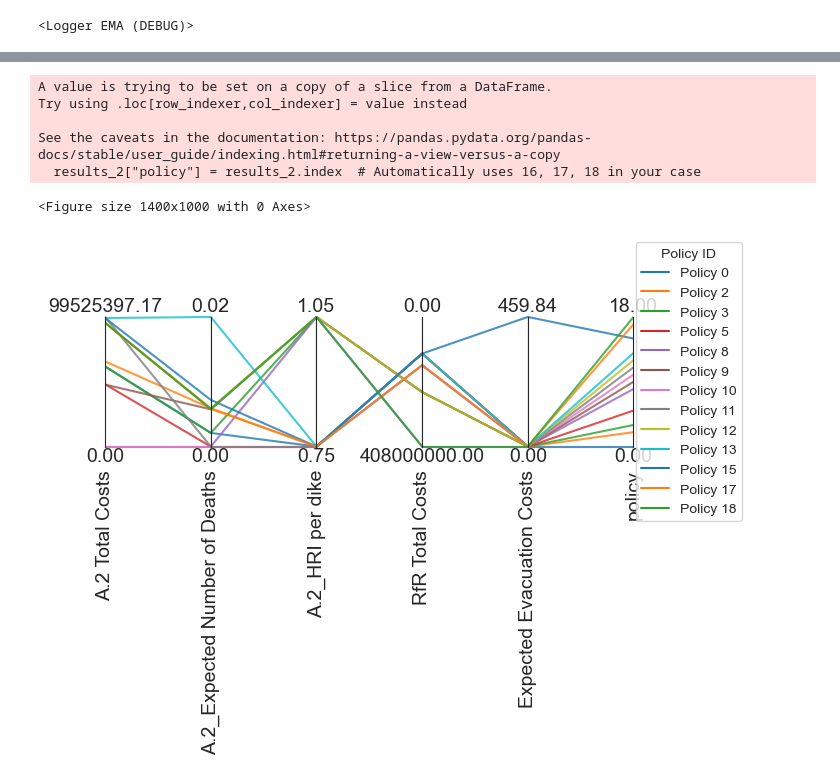
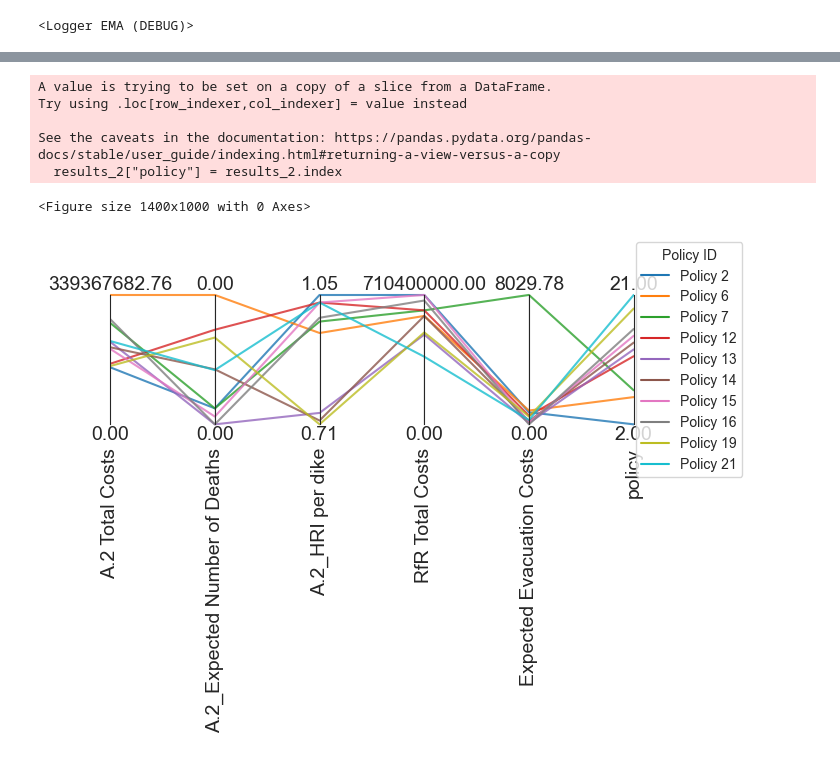
Before and after one commit to jmcbeelen/EPA141A, a Jupyter notebook: final assignment/MORDM.ipynb, the cells around one changed output, grey strips where cells are left out. Drawn from its saved outputs; the diff is of its cells as text; code cells hidden in the pictures.

```diff
--- a/final assignment/MORDM.ipynb
+++ b/final assignment/MORDM.ipynb
@@ -68,6 +99,6 @@ if __name__ == "__main__":
         baseline = Policy("do_nothing", **get_do_nothing_dict())
         policies = [baseline]
 
-        results = evaluator.perform_experiments(scenarios=1000, policies=policies)
+        results = evaluator.perform_experiments(scenarios=50, policies=policies)
         baseline_experiments, baseline_outcomes = results
 # %% [output]
@@ -289,5 +339,5 @@ policies.to_csv("candidate_policies.csv", index=False)
 # %%
-n_scenarios = 1000
+n_scenarios = 100
 with MultiprocessingEvaluator(model) as evaluator:
     results = evaluator.perform_experiments(n_scenarios,
                                             policies_to_evaluate)
@@ -448,7 +473,7 @@ candidate_policies = [
 # %%
 if __name__ == "__main__":
     model, _ = get_model_for_problem_formulation(3)
-    scenarios=1000
+    scenarios=100
     with MultiprocessingEvaluator(model, n_processes=-1) as evaluator:
         results = evaluator.perform_experiments(scenarios=scenarios, policies=candidate_policies )
 
@@ -678,14 +717,14 @@ true_worst
 # %%
-# --- 1) Maak één Series van alle total costs, met de originele index ---
-all_costs = pd.Series(
-    out_in_box['A.2_HRI per dike'],       # numpy array voor _alle_ runs in out_in_box
-    index = exp_in_box.index              # die hoort dezelfde lengte en index labels te hebben
+# --- 1) Create a Series of all HRI values (per dike), using the original index ---
+all_HRI = pd.Series(
+    out_in_box['A.2_HRI per dike'],  # HRI values for all runs in the PRIM box
+    index=exp_in_box.index           # Ensure the same index is used
 )
 
-# --- 2) Filter die Series naar alleen de worst‐case subset (true_worst.index) ---
-worst_HRI = all_costs.loc[true_worst.index]
+# --- 2) Filter HRI values to match the worst-case subset based on true_worst's index ---
+worst_HRI = all_HRI.loc[true_worst.index]
 
-# --- 3) Wijs die gefilterde Series toe als nieuwe kolom ---
+# --- 3) Assign filtered HRI values as a new column in true_worst ---
 true_worst = true_worst.assign(HRI=worst_HRI)
 # %%
 true_worst
@@ -992,52 +1032,54 @@ combined_results[logical]
 # %%
+# Step 1: Filter results using logical constraints (already defined earlier)
+results_2 = combined_results[logical]
 
-results_2 = combined_results[logical]
-results_2["policy"] = results_2.index  # Automatically uses 16, 17, 18 in your case
+# Step 2: Add a 'policy' column using the DataFrame index
+results_2["policy"] = results_2.index
 
-
+# Step 3: Select only outcome columns and policy identifiers
 data = results_2.loc[:, [o.name for o in model.outcomes] + ['policy']]
 
+# Step 4: Define limits for the parallel axes (for consistent scaling)
+limits = parcoords.get_limits(data)
 
-limits = parcoords.get_limits(data)
+# Step 5: Manually set minimums to zero for key outcomes (for clearer interpretation)
 limits.loc[0, ['A.2 Total Costs', 'A.2_Expected Number of Deaths',
                'RfR Total Costs', 'Expected Evacuation Costs']] = 0
 
-
+# Step 6: Assign colors to each unique policy for visual distinction
 policy_ids = data["policy"].unique()
 colors = sns.color_palette("tab10", len(policy_ids))
 color_map = dict(zip(policy_ids, colors))
 
-
+# Step 7: Create the parallel coordinates plot
 plt.figure(figsize=(14, 10))
 paraxes = parcoords.ParallelAxes(limits)
 
-# Plot each policy row with its assigned color
+# Plot each row (i.e., each policy) with its assigned color
 for _, row in data.iterrows():
     policy_id = row["policy"]
     color = color_map.get(policy_id, "gray")
     paraxes.plot(row.to_frame().T, color=color, alpha=0.8)
 
-# Invert axis if needed
-paraxes.invert_axis("RfR Total Costs")
-
-
+# Step 8: Add legend mapping policy IDs to line colors
 legend_handles = [
     Line2D([0], [0], color=color_map[pid], label=f"Policy {pid}")
     for pid in policy_ids
 ]
-plt.legend(handles=legend_handles, title="Policy ID", loc="center left",bbox_to_anchor=(1.02, 0.5),borderaxespad=0)
+plt.legend(handles=legend_handles, title="Policy ID", loc="center left",
+           bbox_to_anchor=(1.02, 0.5), borderaxespad=0)
 
-
+# Step 9: Save the figure and show it
 plt.savefig("parallel_coords_multi_MORDM_selected_policies.png", dpi=300, bbox_inches='tight')
 plt.show()
 # %% [output]
 A value is trying to be set on a copy of a slice from a DataFrame.
 Try using .loc[row_indexer,col_indexer] = value instead
 
 See the caveats in the documentation: https://pandas.pydata.org/pandas-docs/stable/user_guide/indexing.html#returning-a-view-versus-a-copy
-  results_2["policy"] = results_2.index  # Automatically uses 16, 17, 18 in your case
+  results_2["policy"] = results_2.index
 <Figure size 1400x1000 with 0 Axes>
-[figure, old version]
+[figure, new version]
 # %%
 policies = combined_results[logical]
 policies = policies.drop([o.name for o in model.outcomes], axis=1)
```
Also changed, not shown: parts of 81 cells of this notebook, 20 other files.
